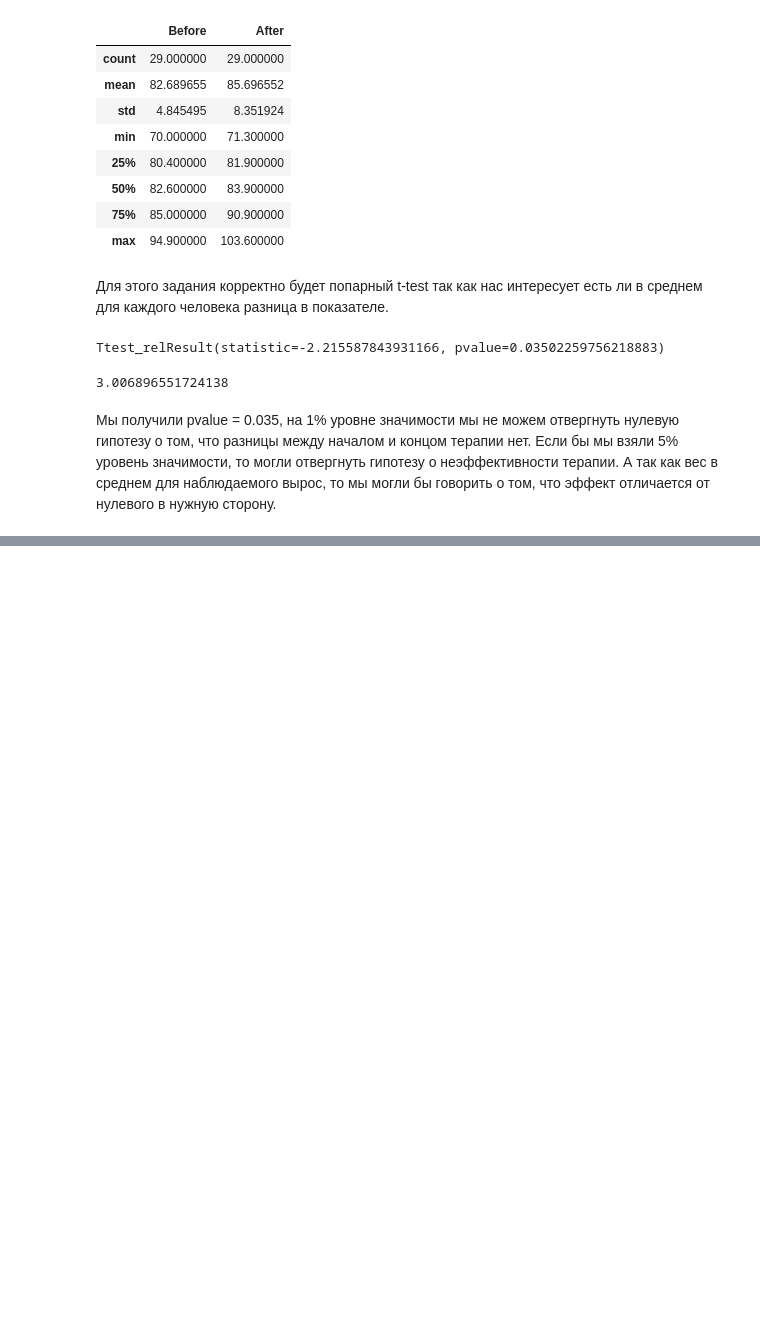
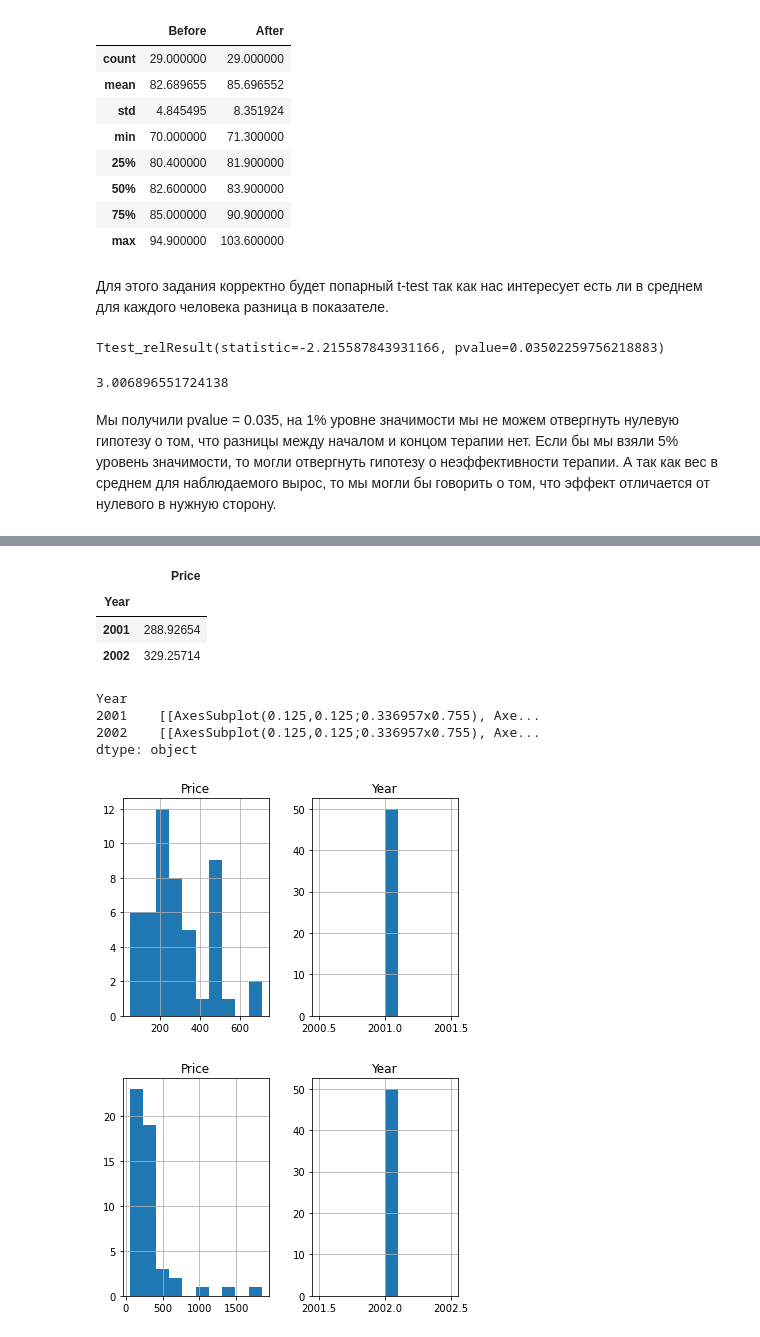
Before and after one commit to ksetdekov/HSE_DS, a Jupyter notebook: 03 Math/Stat hw3/hw3.ipynb, the cells around one changed output, grey strips where cells are left out. Cells and saved outputs as stored; diff of their text form; code cells hidden in the pictures; blank space fills up the shorter version.

```diff
--- a/03 Math/Stat hw3/hw3.ipynb
+++ b/03 Math/Stat hw3/hw3.ipynb
@@ -185,0 +187,3 @@ Ttest_relResult(statistic=-2.215587843931166, pvalue=0.03502259756218883)
+# %%
+seattle = pd.read_csv('data/seattle.txt', delimiter='\t')
+seattle
@@ -185,0 +204,16 @@ Ttest_relResult(statistic=-2.215587843931166, pvalue=0.03502259756218883)
+# %%
+seattle.groupby('Year').mean()
+# %% [output]
+|  | Price |
+| Year |  |
+| 2001 | 288.92654 |
+| 2002 | 329.25714 |
+# %%
+seattle.groupby('Year').hist()
+# %% [output]
+Year
+2001    [[AxesSubplot(0.125,0.125;0.336957x0.755), Axe...
+2002    [[AxesSubplot(0.125,0.125;0.336957x0.755), Axe...
+dtype: object
+[figure, added]
+[figure, added]
```
Also changed, not shown: parts of 27 cells of this notebook.
